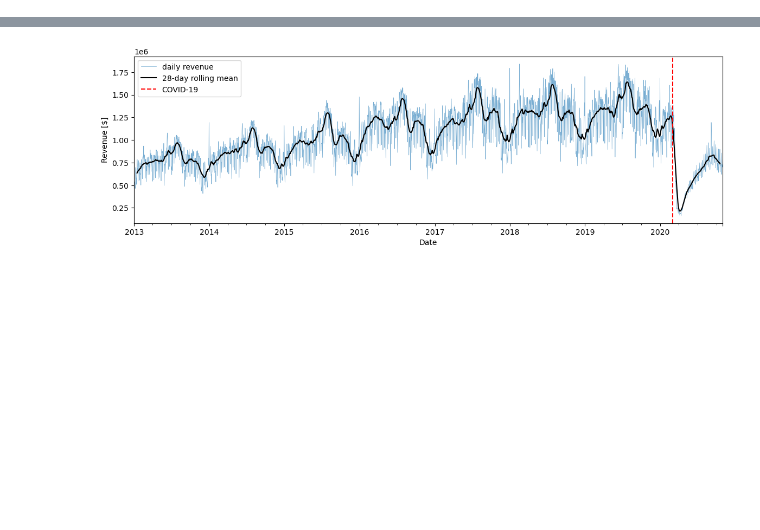
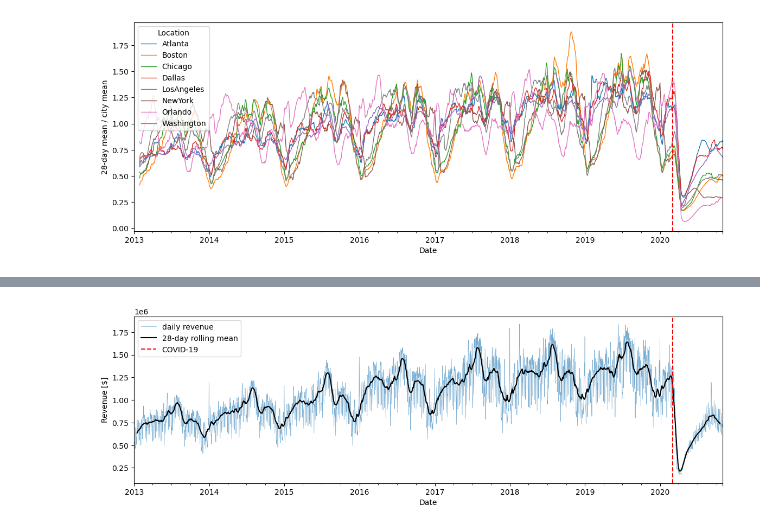
Before and after one commit to peykoff/minichallenge-forecasting, a Jupyter notebook: hotels_LA.ipynb, the cells around one changed output, grey strips where cells are left out. Saved outputs shown, nothing was run; the diff lists cells and outputs as text; code cells hidden in the pictures; blank space fills up the shorter version.

```diff
--- a/hotels_LA.ipynb
+++ b/hotels_LA.ipynb
@@ -54,0 +36,7 @@ la.describe().T
+# %%
+df = pd.read_pickle('Data/hotels.pk')
+rev = df.pivot(columns='Location', values='Revenue').loc['2013':'2020'].asfreq('D')
+
+COVID = '2020-03-01'                 # start of the structural break (see plots below)
+print(rev.shape, '| missing values:', rev.isna().sum().sum())
+rev.describe().T
@@ -54,0 +59,5 @@ la.describe().T
+# %%
+(rev / rev.loc[:'2019'].mean()).rolling(28).mean().plot(lw=1, figsize=(14, 5))
+plt.axvline(COVID, c='r', ls='--'); plt.ylabel('28-day mean / city mean');
+# %% [output]
+[figure, added]
```
Also changed, not shown: parts of 17 cells of this notebook, 1 other file.
